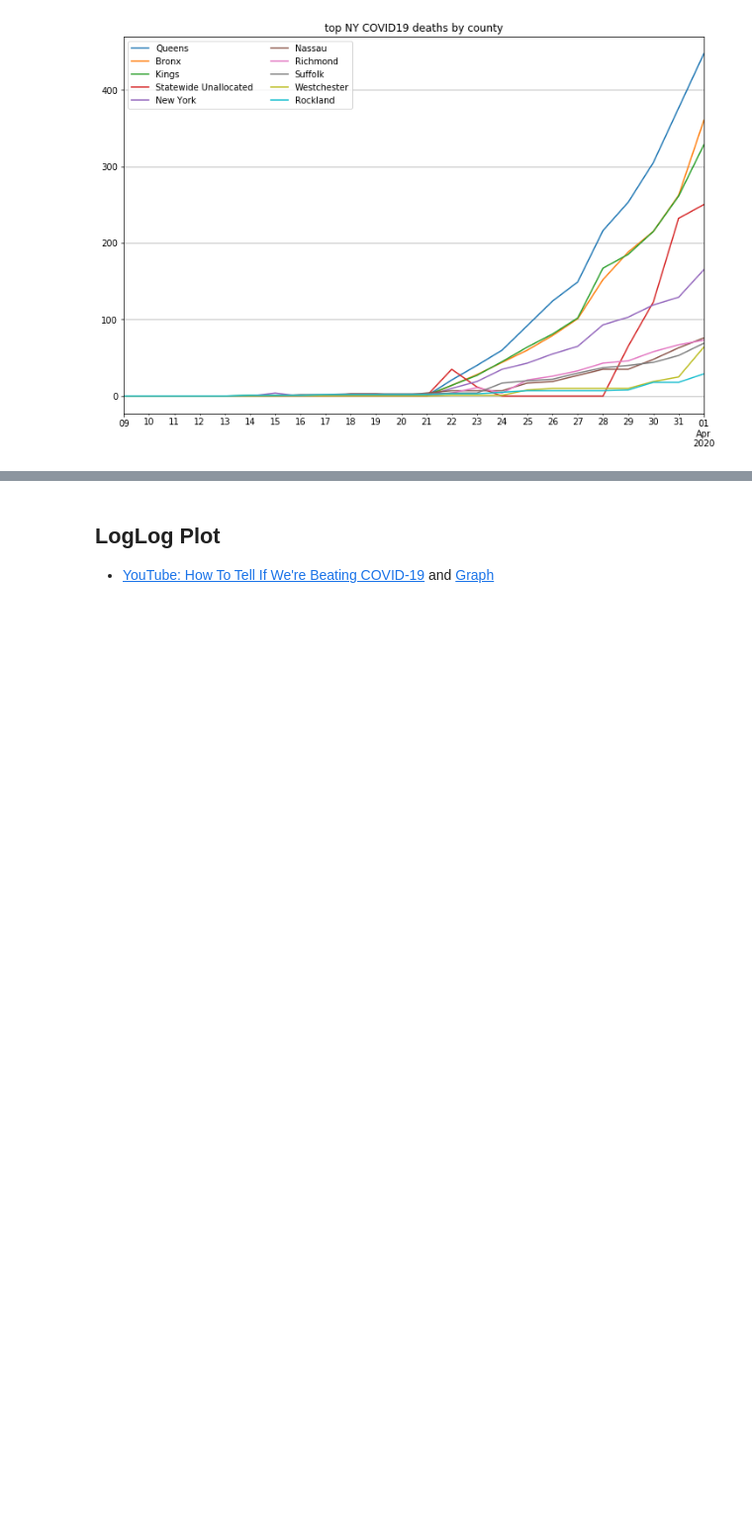
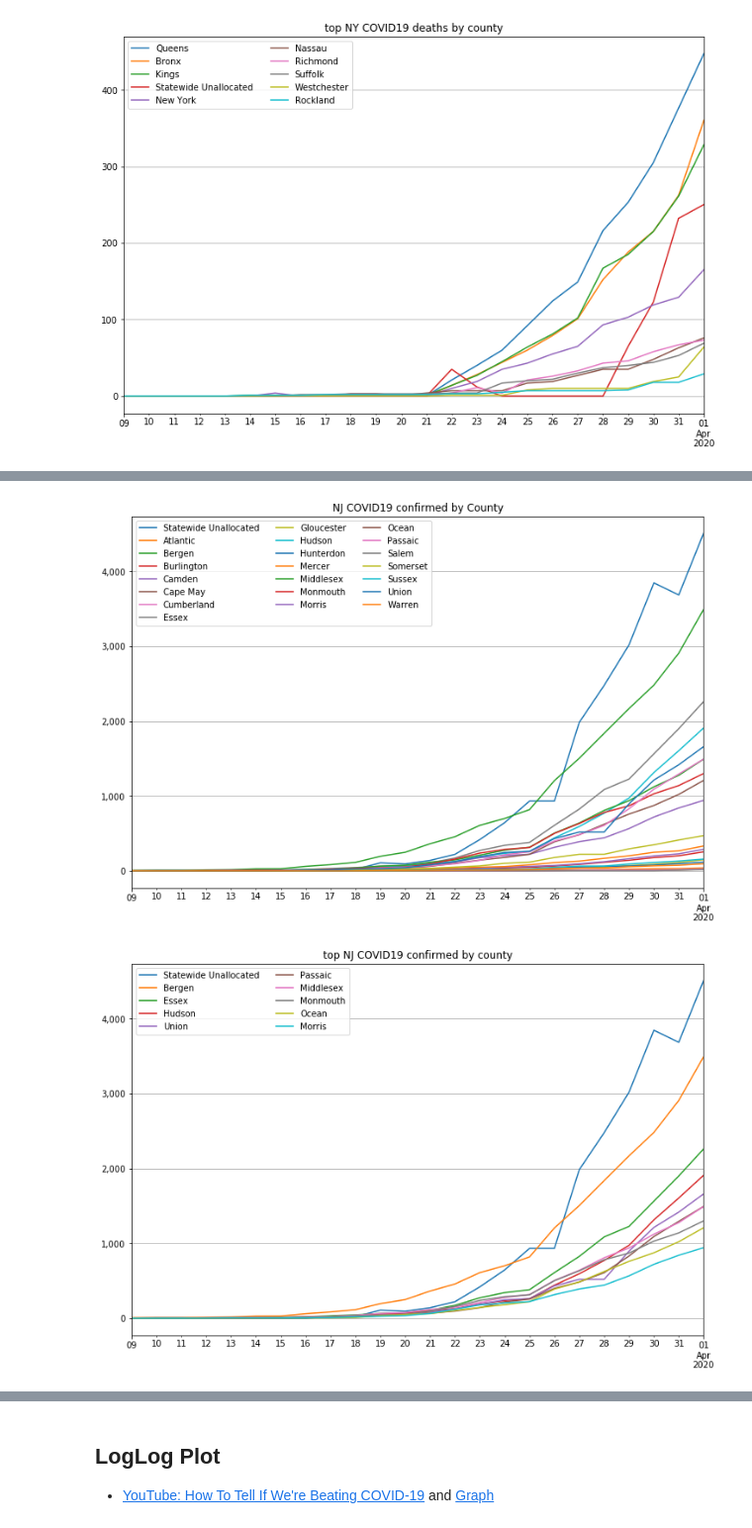
Before and after one commit to paulperry/COVID-19, a Jupyter notebook: covid19_eda.ipynb, the cells around one changed output, grey strips where cells are left out. Shown at 99% size. Drawn from its saved outputs; the diff is of its cells as text; code cells hidden in the pictures; blank space fills up the shorter version.

```diff
--- a/covid19_eda.ipynb
+++ b/covid19_eda.ipynb
@@ -153,0 +147,6 @@ ax.get_figure().savefig('NY_deaths.png')
+# %%
+ax = plot_state(confirmed, 'NJ')
+ax.get_figure().savefig('NJ_confirmed.png')
+# %% [output]
+[figure, added]
+[figure, added]
```
Also changed, not shown: parts of 16 cells of this notebook.
